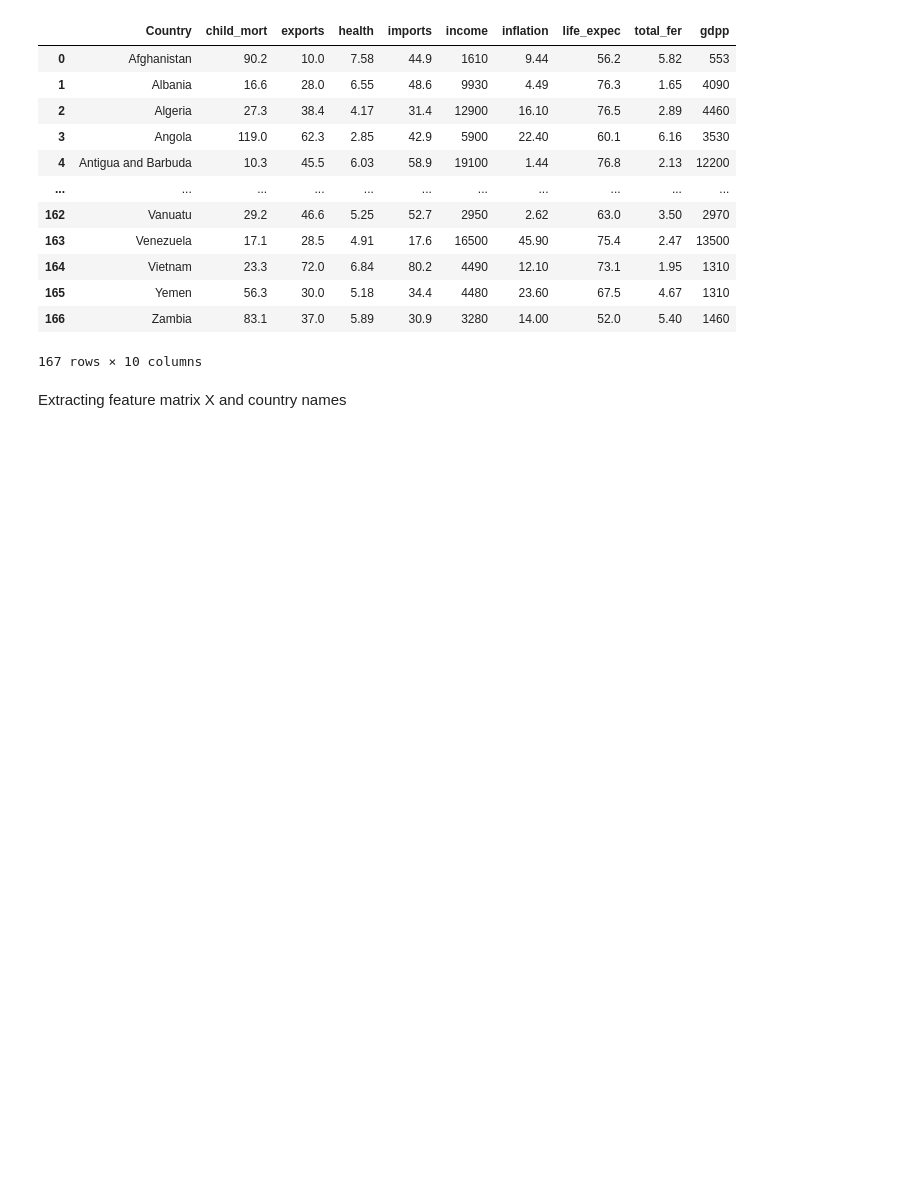
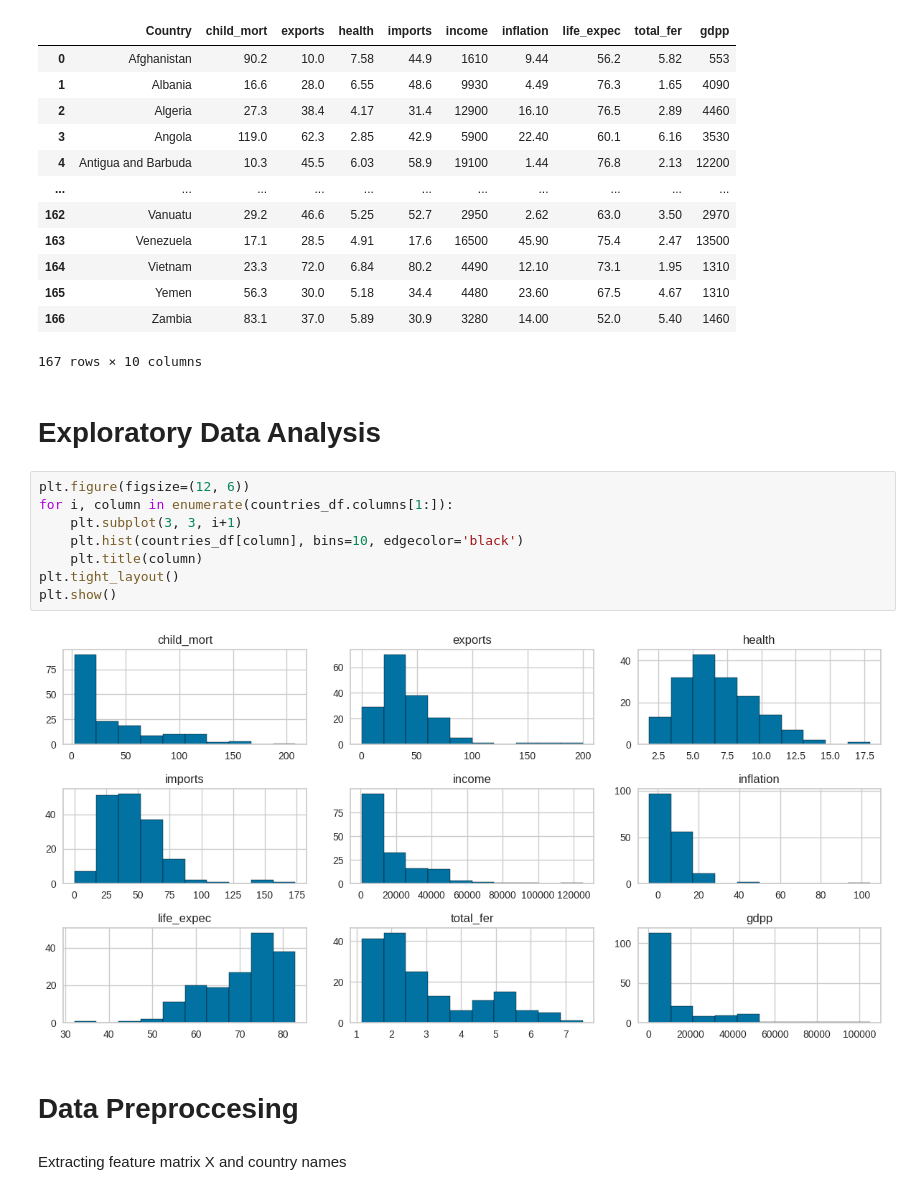
Before and after one commit to khodozzz/portfolio, a Jupyter notebook: 2_Countries_Clustering.ipynb, the cells around one changed output. Saved outputs shown, nothing was run; the diff lists cells and outputs as text; blank space fills up the shorter version.

```diff
--- a/2_Countries_Clustering.ipynb
+++ b/2_Countries_Clustering.ipynb
@@ -30,6 +37,20 @@ countries_df
 | 165 | Yemen | 56.3 | 30.0 | 5.18 | 34.4 | 4480 | 23.60 | 67.5 | 4.67 | 1310 |
 | 166 | Zambia | 83.1 | 37.0 | 5.89 | 30.9 | 3280 | 14.00 | 52.0 | 5.40 | 1460 |
 167 rows × 10 columns
+# %% [markdown]
+# Exploratory Data Analysis
+# %%
+plt.figure(figsize=(12, 6))
+for i, column in enumerate(countries_df.columns[1:]):
+    plt.subplot(3, 3, i+1)
+    plt.hist(countries_df[column], bins=10, edgecolor='black')
+    plt.title(column)
+plt.tight_layout()
+plt.show()
+# %% [output]
+[figure, added]
+# %% [markdown]
+# Data Preproccesing
 # %% [markdown]
 Extracting feature matrix X and country names
 # %%
```
Also changed, not shown: parts of 6 cells of this notebook.
